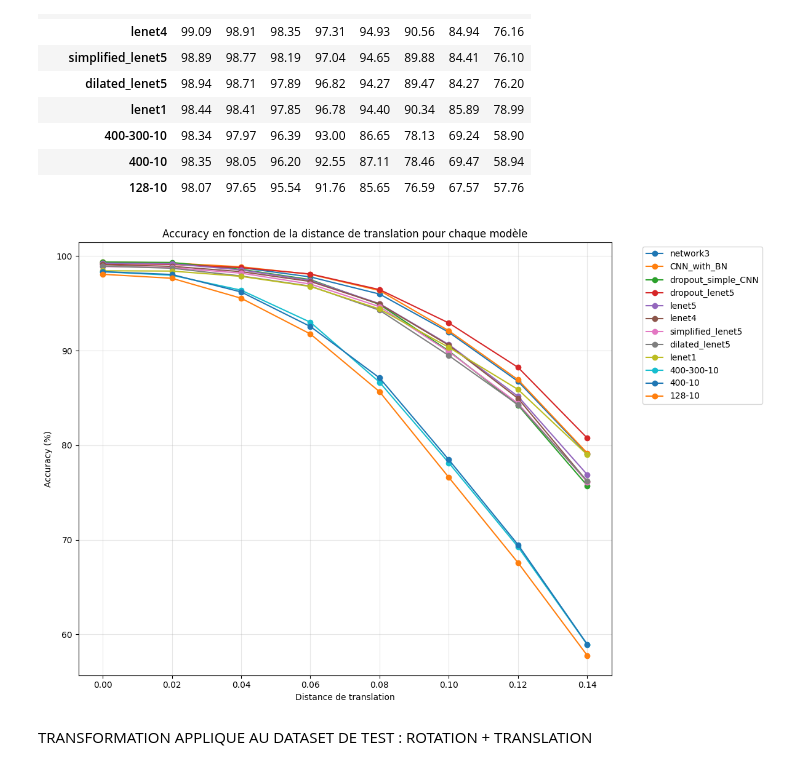
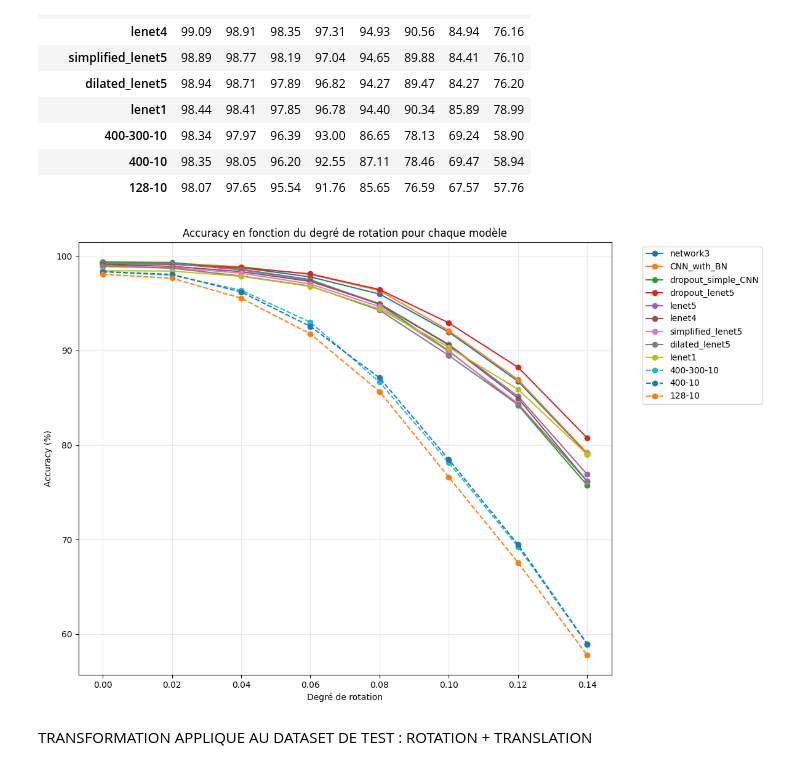
Before and after one commit to big-gic/CNN_Hekzam, a Jupyter notebook: robustesse.ipynb, the cells around one changed output. Saved outputs shown, nothing was run; the diff lists cells and outputs as text; code cells hidden in the pictures.

```diff
--- a/robustesse.ipynb
+++ b/robustesse.ipynb
@@ -49,8 +148,18 @@ TRANSFORMATION APPLIQUE AU DATASET DE TEST : ROTATION
 # %%
+dashed_models = ['400-300-10', '400-10', '128-10']
+
 plt.figure(figsize=(12, 8))
 angles = df2.columns.astype(float)
+
 for model in df2.index:
-    plt.plot(angles, df2.loc[model].values, marker='o', label=model)
+    linestyle = '--' if model in dashed_models else '-'
+    plt.plot(
+        angles,
+        df2.loc[model].values,
+        marker='o',
+        linestyle=linestyle,
+        label=model
+    )
 
 plt.xlabel('Degré de rotation')
 plt.ylabel('Accuracy (%)')
@@ -84,20 +193,30 @@ df3
 | 400-10 | 98.35 | 98.05 | 96.20 | 92.55 | 87.11 | 78.46 | 69.47 | 58.94 |
 | 128-10 | 98.07 | 97.65 | 95.54 | 91.76 | 85.65 | 76.59 | 67.57 | 57.76 |
 # %%
+dashed_models = ['400-300-10', '400-10', '128-10']
+
 plt.figure(figsize=(12, 8))
 angles = df3.columns.astype(float)
+
 for model in df3.index:
-    plt.plot(angles, df3.loc[model].values, marker='o', label=model)
+    linestyle = '--' if model in dashed_models else '-'
+    plt.plot(
+        angles,
+        df3.loc[model].values,
+        marker='o',
+        linestyle=linestyle,
+        label=model
+    )
 
-plt.xlabel('Distance de translation')
+plt.xlabel('Degré de rotation')
 plt.ylabel('Accuracy (%)')
-plt.title('Accuracy en fonction de la distance de translation pour chaque modèle')
+plt.title('Accuracy en fonction du degré de rotation pour chaque modèle')
 plt.legend(bbox_to_anchor=(1.05, 1), loc='upper left')
 plt.grid(True, alpha=0.3)
 plt.tight_layout()
 plt.show()
 # %% [output]
-[figure, old version]
+[figure, new version]
 # %% [markdown]
 TRANSFORMATION APPLIQUE AU DATASET DE TEST : ROTATION + TRANSLATION
 # %%
```
Also changed, not shown: parts of 15 cells of this notebook, 36 other files.
